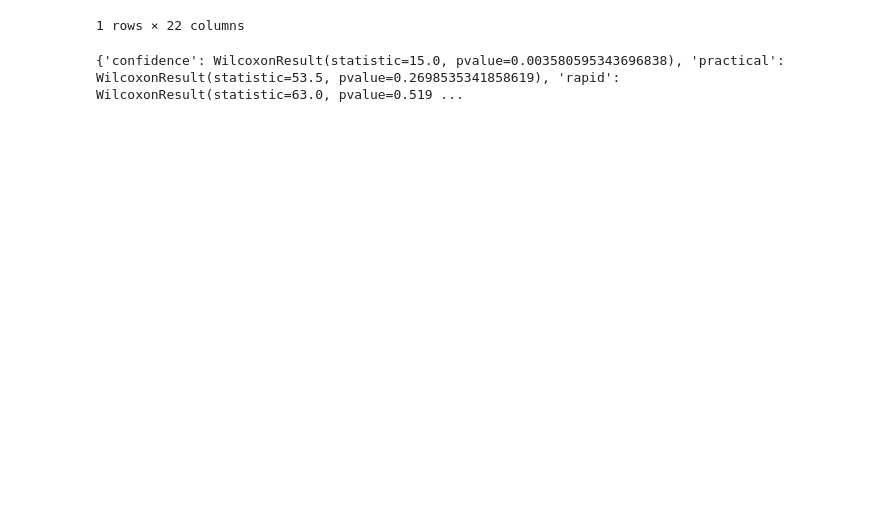
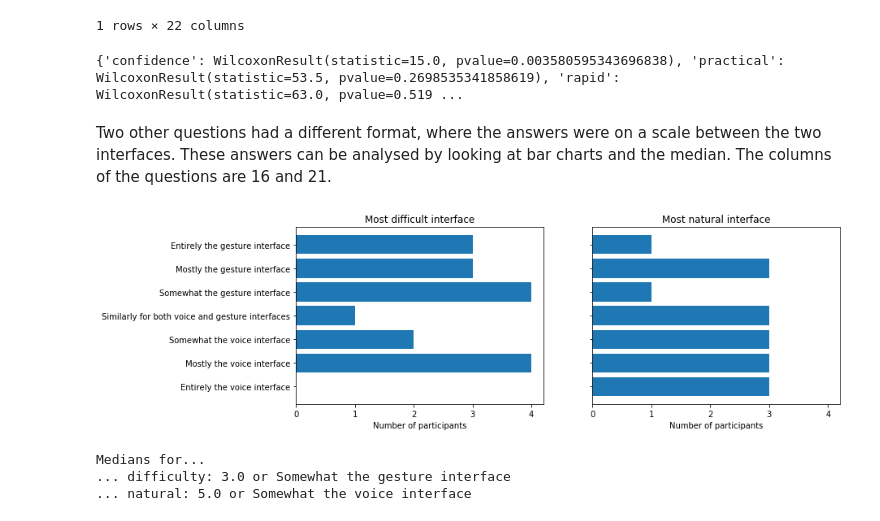
Before and after one commit to IsaiahvH/HRI-Dance-Project, a Jupyter notebook: Experiment/Analysis.ipynb, the cells around one changed output. Drawn from its saved outputs; the diff is of its cells as text; code cells hidden in the pictures; blank space fills up the shorter version.

Commit message:
Continued on analysis of questionnaire.

```diff
--- a/Experiment/Analysis.ipynb
+++ b/Experiment/Analysis.ipynb
@@ -247,3 +247,49 @@ comparisons = {"confidence": sts.wilcoxon(x=df.iloc[:,5], y=df.iloc[:,6], zero_m
 print(comparisons)
 # %% [output]
 {'confidence': WilcoxonResult(statistic=15.0, pvalue=0.003580595343696838), 'practical': WilcoxonResult(statistic=53.5, pvalue=0.2698535341858619), 'rapid': WilcoxonResult(statistic=63.0, pvalue=0.519 ...
+# %% [markdown]
+Two other questions had a different format, where the answers were on a scale between the two interfaces. These answers can be analysed by looking at bar charts and the median. The columns of the questions are 16 and 21.
+# %%
+# Replace all ordinal ranks with integers:
+ranks = {'Entirely the gesture interface': 1, 'Mostly the gesture interface': 2, 'Somewhat the gesture interface': 3,
+         'Similarly for both voice and gesture interfaces': 4, 'Somewhat the voice interface': 5,
+         'Mostly the voice interface': 6, 'Entirely the voice interface': 7}
+
+df.replace(to_replace=ranks, value=None, inplace=True)
+# %%
+# Make horizontal bar plots of the answers.
+# Subplots and labels:
+fig, (dif_ax, nat_ax) = plt.subplots(1, 2, figsize=(12, 4), sharey=True, sharex=True)
+labels = list(ranks.keys())
+
+# Count the number of answers for each point on the scale:
+answers_dif = []
+answers_nat = []
+for answer in range(1,8):
+    answers_dif.append(df.loc[df.iloc[:,16] == answer, column_names[16]].count())
+    answers_nat.append(df.loc[df.iloc[:,21] == answer, column_names[21]].count())
+
+# Plot 'Which is the most difficult interface?':
+dif_ax.barh(labels, answers_dif)
+dif_ax.invert_yaxis()  # To have the same order as everywhere else, gesture - voice.
+dif_ax.set_xlabel('Number of participants')
+dif_ax.set_title('Most difficult interface')
+dif_ax.xaxis.set_major_locator(MaxNLocator(integer=True))
+
+# Plot 'Which interface feels most natural?':
+nat_ax.barh(labels, answers_nat)
+nat_ax.set_xlabel('Number of participants')
+nat_ax.set_title('Most natural interface')
+
+plt.show()
+
+print("Medians for...")
+dif_median = np.median(df.iloc[:,16])
+nat_median = np.median(df.iloc[:,21])
+print("... difficulty:", dif_median, "or", list(ranks.keys())[list(ranks.values()).index(dif_median)])
+print("... natural:", nat_median, "or", list(ranks.keys())[list(ranks.values()).index(nat_median)])
+# %% [output]
+[figure, added]
+Medians for...
+... difficulty: 3.0 or Somewhat the gesture interface
+... natural: 5.0 or Somewhat the voice interface
```
